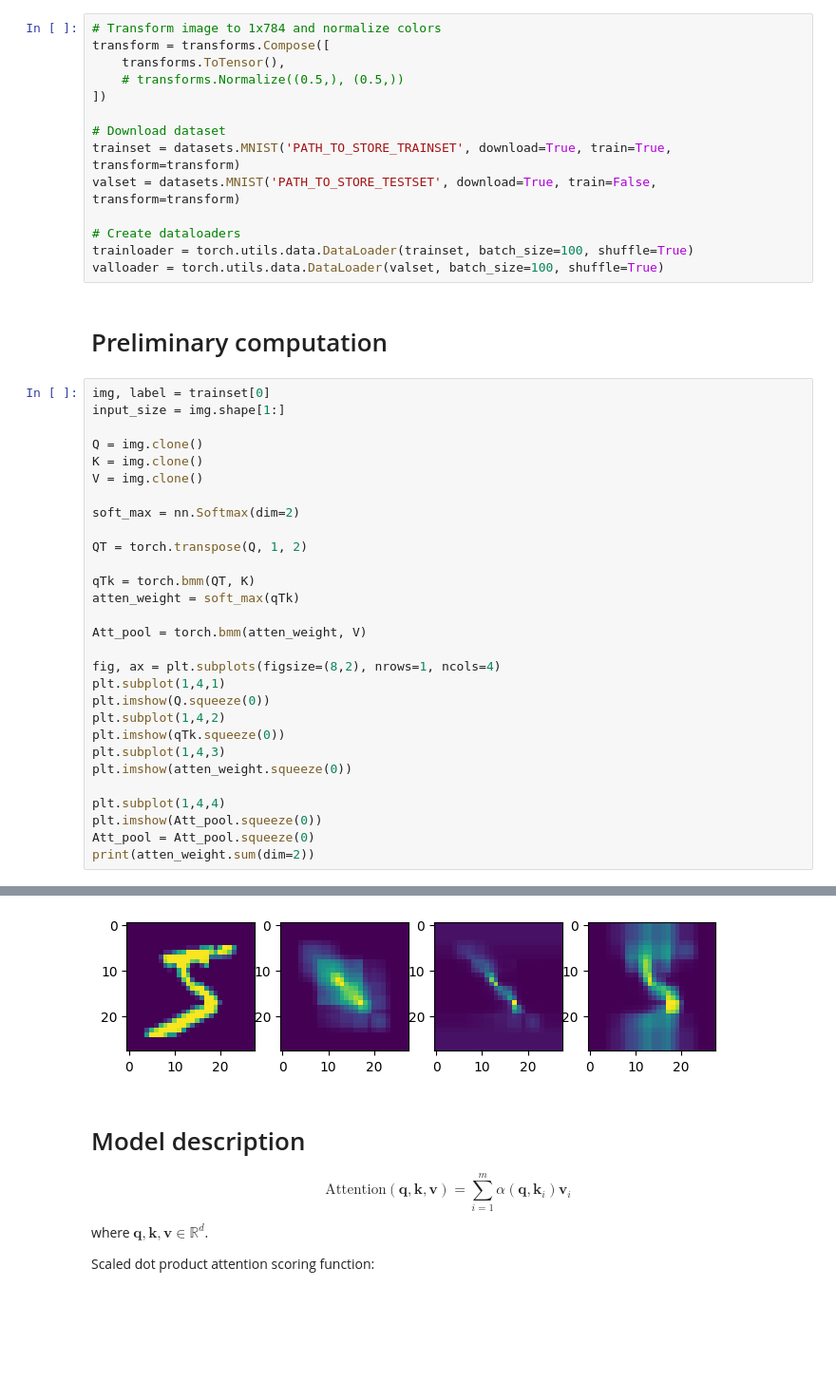
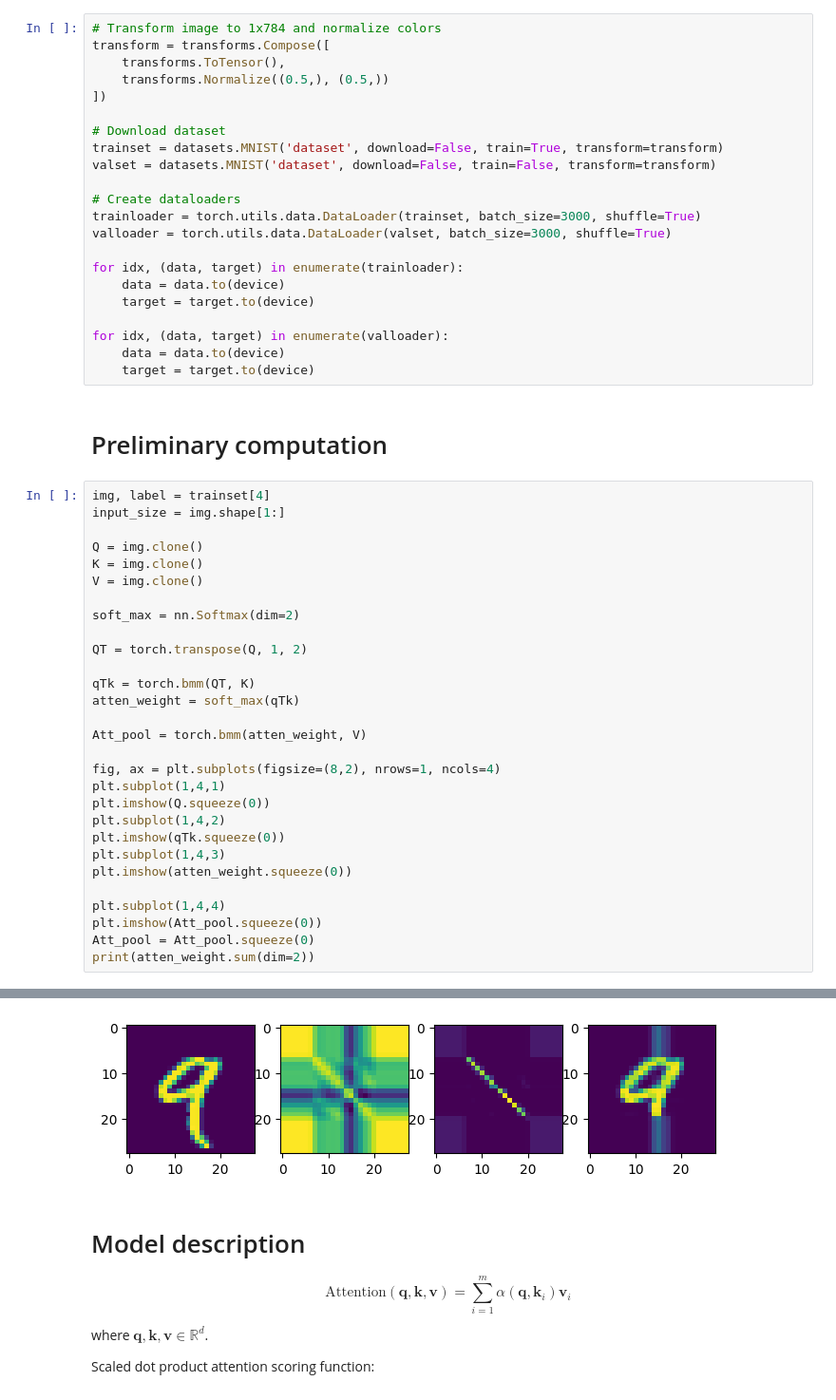
Before and after one commit to krivalcevich-egor/Recognize-Handwritten-Digits, a Jupyter notebook: src/python scripts/self_attention_model.ipynb, the cells around one changed output, grey strips where cells are left out. Shown at 95% size. Cells and saved outputs as stored; diff of their text form; blank space fills up the shorter version.

Commit message:
SDPA-model trained (27-11-2024)

```diff
--- a/src/python scripts/self_attention_model.ipynb
+++ b/src/python scripts/self_attention_model.ipynb
@@ -17,53 +22,61 @@ from torch import nn, optim
 # Transform image to 1x784 and normalize colors
 transform = transforms.Compose([
     transforms.ToTensor(),
-    # transforms.Normalize((0.5,), (0.5,))
+    transforms.Normalize((0.5,), (0.5,))
 ])
 
 # Download dataset
-trainset = datasets.MNIST('PATH_TO_STORE_TRAINSET', download=True, train=True, transform=transform)
-valset = datasets.MNIST('PATH_TO_STORE_TESTSET', download=True, train=False, transform=transform)
+trainset = datasets.MNIST('dataset', download=False, train=True, transform=transform)
+valset = datasets.MNIST('dataset', download=False, train=False, transform=transform)
 
 # Create dataloaders
-trainloader = torch.utils.data.DataLoader(trainset, batch_size=100, shuffle=True)
-valloader = torch.utils.data.DataLoader(valset, batch_size=100, shuffle=True)
+trainloader = torch.utils.data.DataLoader(trainset, batch_size=3000, shuffle=True)
+valloader = torch.utils.data.DataLoader(valset, batch_size=3000, shuffle=True)
+
+for idx, (data, target) in enumerate(trainloader):
+    data = data.to(device)
+    target = target.to(device)
+
+for idx, (data, target) in enumerate(valloader):
+    data = data.to(device)
+    target = target.to(device)
 # %% [markdown]
 # Preliminary computation
 # %%
-img, label = trainset[0]
+img, label = trainset[4]
 input_size = img.shape[1:]
 
 Q = img.clone()
 K = img.clone()
 V = img.clone()
 
 soft_max = nn.Softmax(dim=2)
 
 QT = torch.transpose(Q, 1, 2)
 
 qTk = torch.bmm(QT, K)
 atten_weight = soft_max(qTk)
 
 Att_pool = torch.bmm(atten_weight, V)
 
 fig, ax = plt.subplots(figsize=(8,2), nrows=1, ncols=4)
 plt.subplot(1,4,1)
 plt.imshow(Q.squeeze(0))
 plt.subplot(1,4,2)
 plt.imshow(qTk.squeeze(0))
 plt.subplot(1,4,3)
 plt.imshow(atten_weight.squeeze(0))
 
 plt.subplot(1,4,4)
 plt.imshow(Att_pool.squeeze(0))
 Att_pool = Att_pool.squeeze(0)
 print(atten_weight.sum(dim=2))
 # %% [output]
 tensor([[1.0000, 1.0000, 1.0000, 1.0000, 1.0000, 1.0000, 1.0000, 1.0000, 1.0000,
          1.0000, 1.0000, 1.0000, 1.0000, 1.0000, 1.0000, 1.0000, 1.0000, 1.0000,
          1.0000, 1.0000, 1.0000, 1.0000, 1.0000, 1.0000, 1.0000, 1.0000, 1.0000,
          1.0000]])
-[figure, old version]
+[figure, new version]
 # %% [markdown]
 # Model description
 
```
Also changed, not shown: parts of 4 cells of this notebook, 28 other files.
